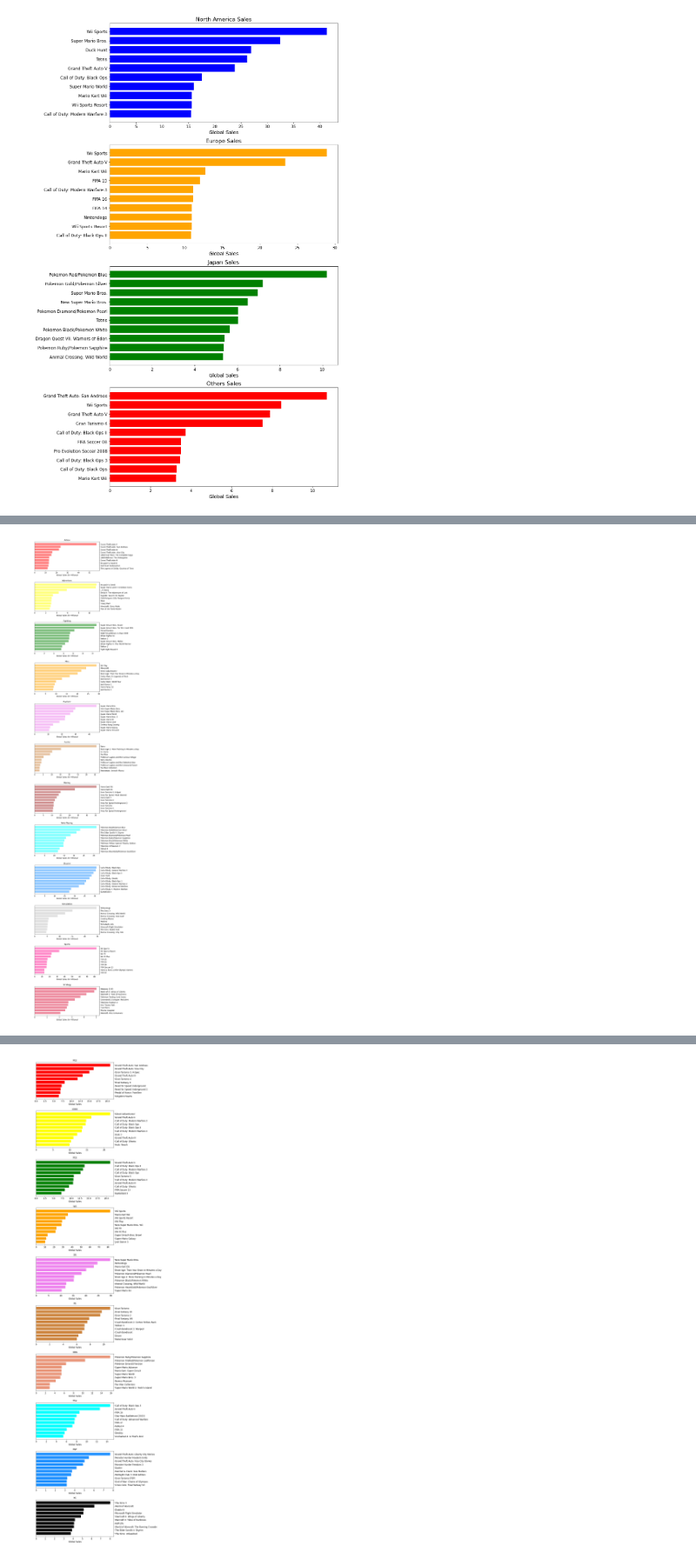
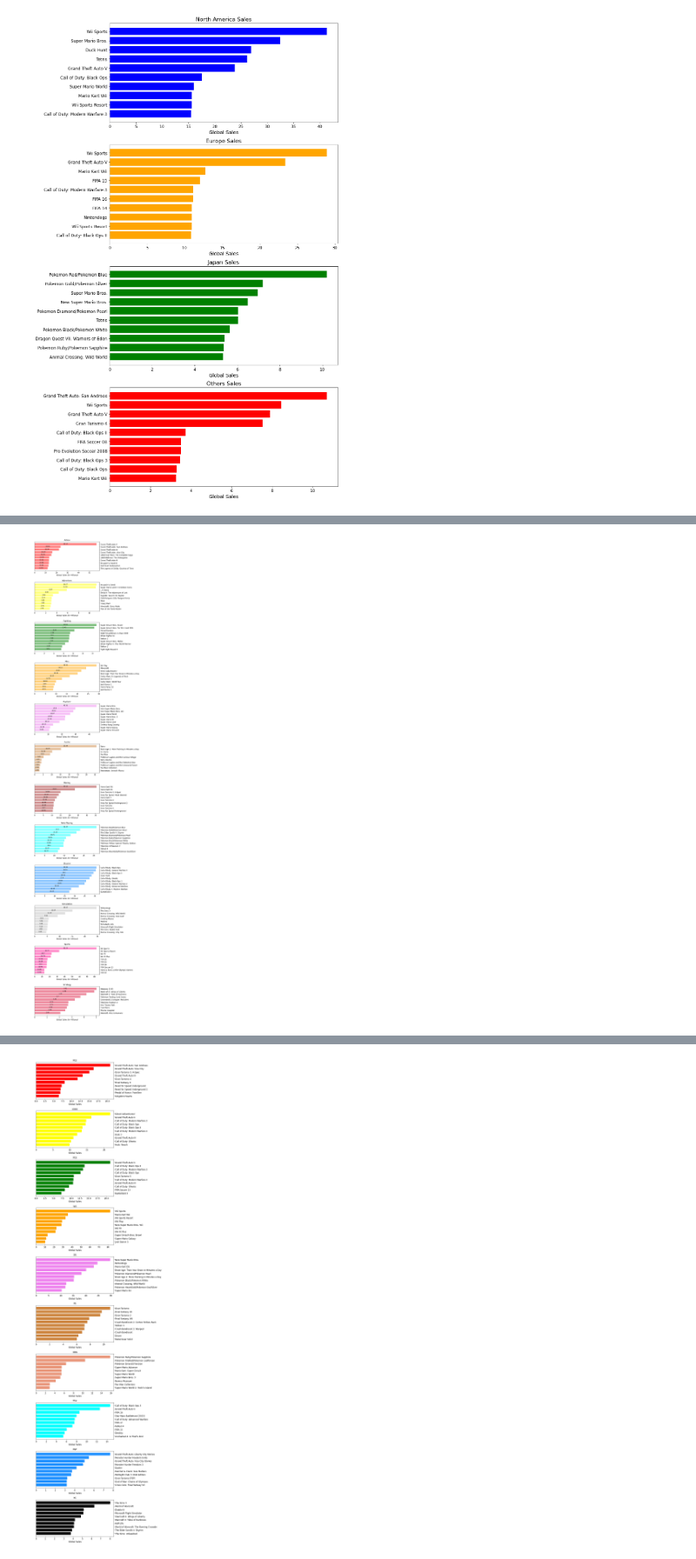
Before and after one commit to fvea/exploratory-data-analysis-video-games-sales, a Jupyter notebook: EDA on Video Games Sales.ipynb, the cells around one changed output, grey strips where cells are left out. Shown at 87% size. Drawn from its saved outputs; the diff is of its cells as text; code cells hidden in the pictures.

Commit message:
Visualizations Improved

```diff
--- a/EDA on Video Games Sales.ipynb
+++ b/EDA on Video Games Sales.ipynb
@@ -384,23 +367,27 @@ res.loc['Strategy'].sort_values(by='Global Sales', ascending=False)
 # %%
 title_sales = vg_sales.groupby('Name')['Global Sales'].sum()
 title_genres = vg_sales[['Name', 'Genre']]
 res = pd.merge(title_sales, title_genres, on='Name').set_index(['Genre', 'Name'])
 res = res.sort_index()
 fig, axes = plt.subplots(12, 1, figsize=(8, 60))
 genres = res.reset_index()['Genre'].unique()
 for i in range(12):
     genre = genres[i]
     rec = res.loc[genre].sort_values(by='Global Sales')
     rec = rec.drop_duplicates()[-10:]
     axes[i].barh(rec['Global Sales'].index, rec['Global Sales'].values,
                  color=colors_genre[i], alpha=0.5)
     axes[i].yaxis.set_label_position("right")
     axes[i].yaxis.tick_right()
     axes[i].set_title(genre, fontsize=13, y=1.01)
     axes[i].set_xlabel('Global Sales (in Millions)', fontsize=12)
     axes[i].tick_params(axis='x', labelsize=12)
     axes[i].tick_params(axis='y', labelsize=12)
-    #add_bar_label(axes[i], rec['Global Sales'], isbarh=True)
+    s = rec['Global Sales']
+    for j in s.index:
+        axes[i].text(s.loc[j] / 2, j, round(s.loc[j], 2),
+                     ha='center')
+    #add_bar_label(axes[i], rec['Global Sales'], isbarh=True, xincr=-1)
 fig.subplots_adjust(hspace=0.4)
 # %% [output]
-[figure, old version]
+[figure, new version]
```
Also changed, not shown: parts of 3 cells of this notebook.
